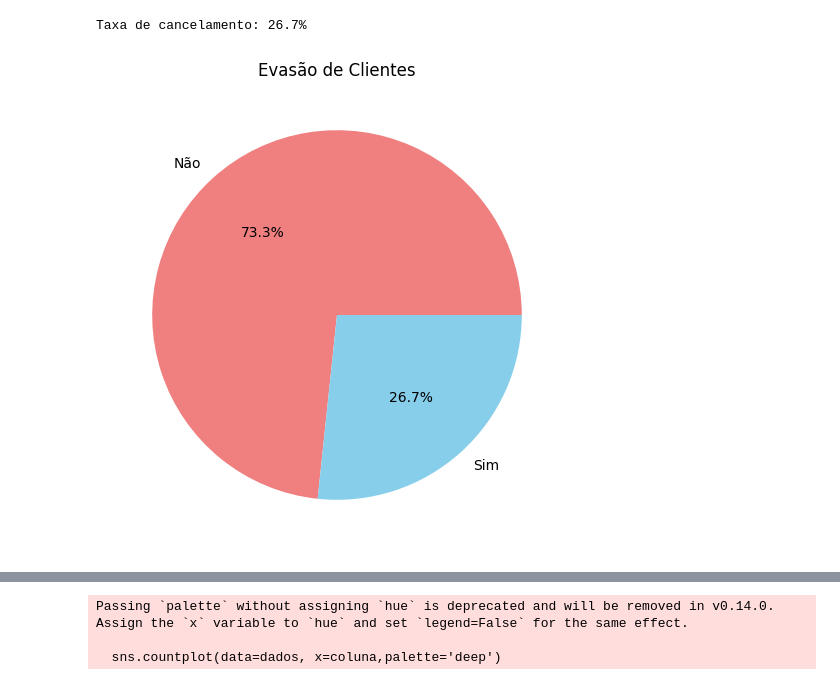
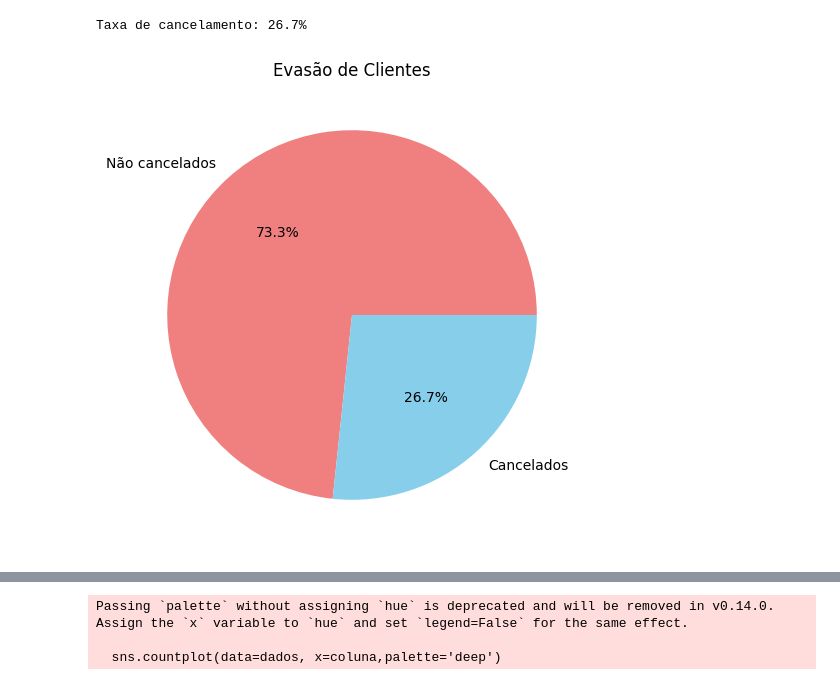
Before and after one commit to MuriloLopesFrade/Chelleging_Telecom_X, a Jupyter notebook: Telecom_X_parte_1_versão_final.ipynb, the cells around one changed output, grey strips where cells are left out. Cells and saved outputs as stored; diff of their text form; code cells hidden in the pictures.

```diff
--- a/Telecom_X_parte_1_versão_final.ipynb
+++ b/Telecom_X_parte_1_versão_final.ipynb
@@ -453,16 +462,18 @@ Taxa de cancelamento: 26.7%
 # %%
 #Dados a serem usados no gráfico
 dados_evasão = dados['Cancelado'].value_counts(normalize=True)
 
 #Cores do gráfico
 cores_grafico_evasao = ['lightcoral', 'skyblue']
 
+# Plotando Gráfico
+label = ['Não cancelados','Cancelados']
 plt.figure(figsize=(10,6))
-plt.pie(dados_evasão, labels=dados_evasão.index, autopct='%1.1f%%', colors=cores_grafico_evasao)
+plt.pie(dados_evasão, labels=label, autopct='%1.1f%%', colors=cores_grafico_evasao)
 plt.title('Evasão de Clientes')
 plt.show()
 # %% [output]
-[figure, old version]
+[figure, new version]
 # %%
 dados.head()
 # %% [output]
```
Also changed, not shown: parts of 14 cells of this notebook.
